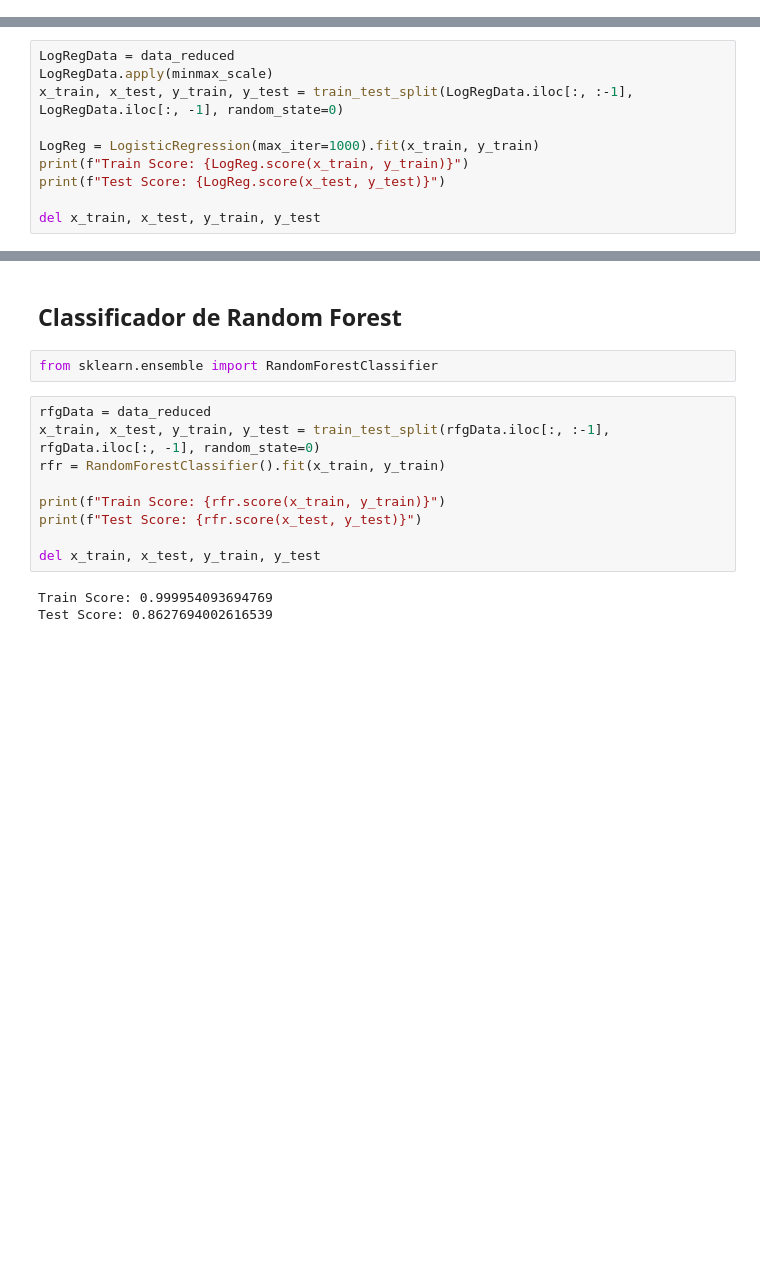
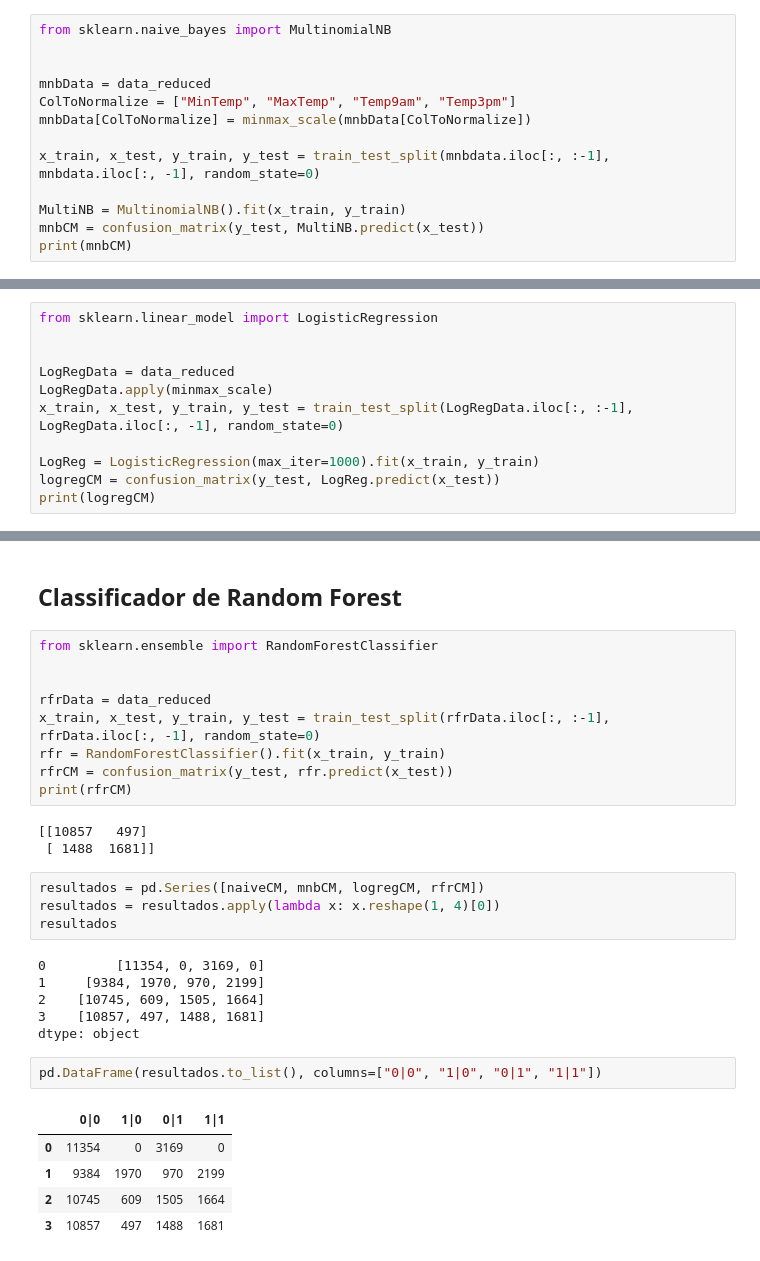
Before and after one commit to rstellet8/p2-datamining, a Jupyter notebook: rainNb.ipynb, the cells around one changed output, grey strips where cells are left out. Cells and saved outputs as stored; diff of their text form; blank space fills up the shorter version.

```diff
--- a/rainNb.ipynb
+++ b/rainNb.ipynb
@@ -151,0 +130,13 @@ Test Score: 0.7975624870894443
+# %%
+from sklearn.naive_bayes import MultinomialNB
+
+
+mnbData = data_reduced
+ColToNormalize = ["MinTemp", "MaxTemp", "Temp9am", "Temp3pm"]
+mnbData[ColToNormalize] = minmax_scale(mnbData[ColToNormalize])
+
+x_train, x_test, y_train, y_test = train_test_split(mnbdata.iloc[:, :-1], mnbdata.iloc[:, -1], random_state=0)
+
+MultiNB = MultinomialNB().fit(x_train, y_train)
+mnbCM = confusion_matrix(y_test, MultiNB.predict(x_test))
+print(mnbCM)
@@ -156,11 +148,12 @@ from sklearn.linear_model import LogisticRegression
 # %%
+from sklearn.linear_model import LogisticRegression
+
+
 LogRegData = data_reduced
 LogRegData.apply(minmax_scale)
 x_train, x_test, y_train, y_test = train_test_split(LogRegData.iloc[:, :-1], LogRegData.iloc[:, -1], random_state=0)
 
 LogReg = LogisticRegression(max_iter=1000).fit(x_train, y_train)
-print(f"Train Score: {LogReg.score(x_train, y_train)}")
-print(f"Test Score: {LogReg.score(x_test, y_test)}")
-
-del x_train, x_test, y_train, y_test
+logregCM = confusion_matrix(y_test, LogReg.predict(x_test))
+print(logregCM)
 # %% [output]
@@ -169,16 +162,32 @@ Test Score: 0.8540246505542932
 # %% [markdown]
 ## Classificador de Random Forest
-# %%
-from sklearn.ensemble import RandomForestClassifier
 # %%
-rfgData = data_reduced
-x_train, x_test, y_train, y_test = train_test_split(rfgData.iloc[:, :-1], rfgData.iloc[:, -1], random_state=0)
+from sklearn.ensemble import RandomForestClassifier
+
+
+rfrData = data_reduced
+x_train, x_test, y_train, y_test = train_test_split(rfrData.iloc[:, :-1], rfrData.iloc[:, -1], random_state=0)
 rfr = RandomForestClassifier().fit(x_train, y_train)
-
-print(f"Train Score: {rfr.score(x_train, y_train)}")
-print(f"Test Score: {rfr.score(x_test, y_test)}")
-
-del x_train, x_test, y_train, y_test
+rfrCM = confusion_matrix(y_test, rfr.predict(x_test))
+print(rfrCM)
 # %% [output]
-Train Score: 0.999954093694769
-Test Score: 0.8627694002616539
+[[10857   497]
+ [ 1488  1681]]
+# %%
+resultados = pd.Series([naiveCM, mnbCM, logregCM, rfrCM])
+resultados = resultados.apply(lambda x: x.reshape(1, 4)[0])
+resultados
+# %% [output]
+0         [11354, 0, 3169, 0]
+1     [9384, 1970, 970, 2199]
+2    [10745, 609, 1505, 1664]
+3    [10857, 497, 1488, 1681]
+dtype: object
+# %%
+pd.DataFrame(resultados.to_list(), columns=["0|0", "1|0", "0|1", "1|1"])
+# %% [output]
+|  | 0|0 | 1|0 | 0|1 | 1|1 |
+| 0 | 11354 | 0 | 3169 | 0 |
+| 1 | 9384 | 1970 | 970 | 2199 |
+| 2 | 10745 | 609 | 1505 | 1664 |
+| 3 | 10857 | 497 | 1488 | 1681 |
```
Also changed, not shown: parts of 10 cells of this notebook.
